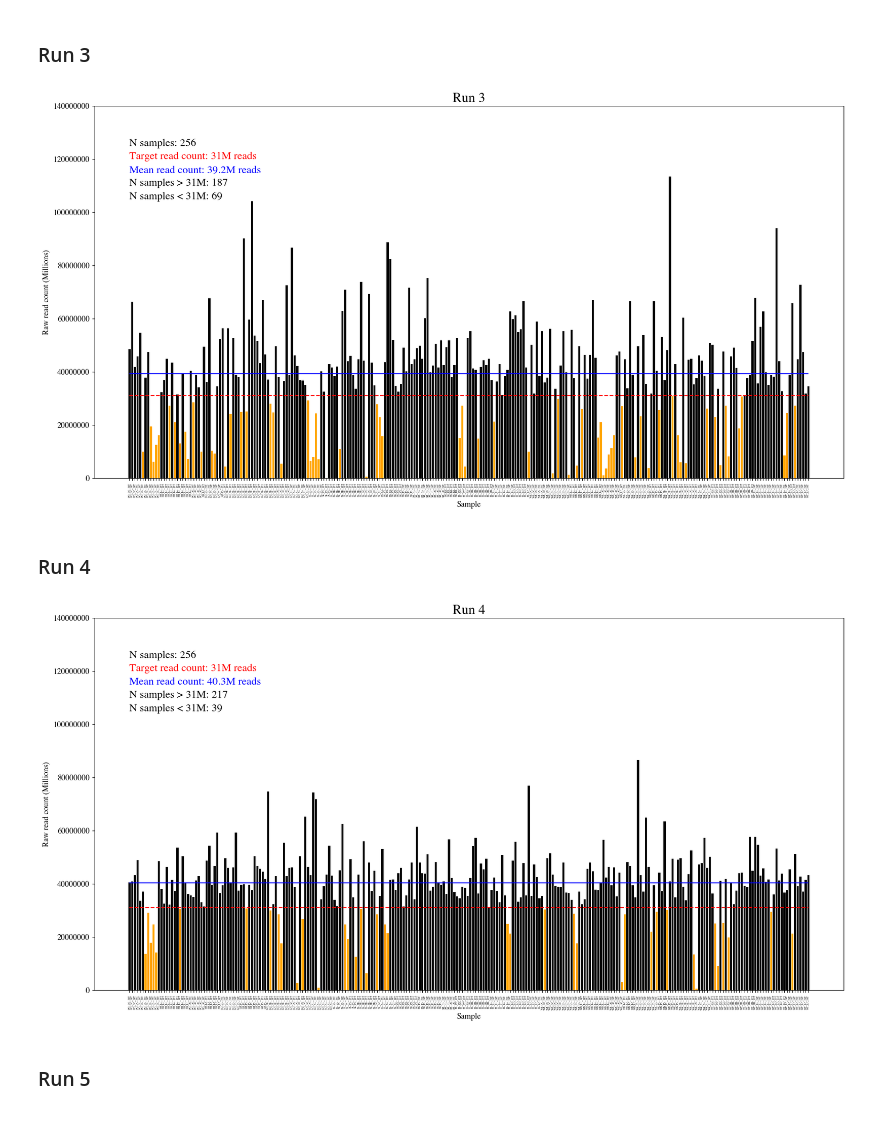
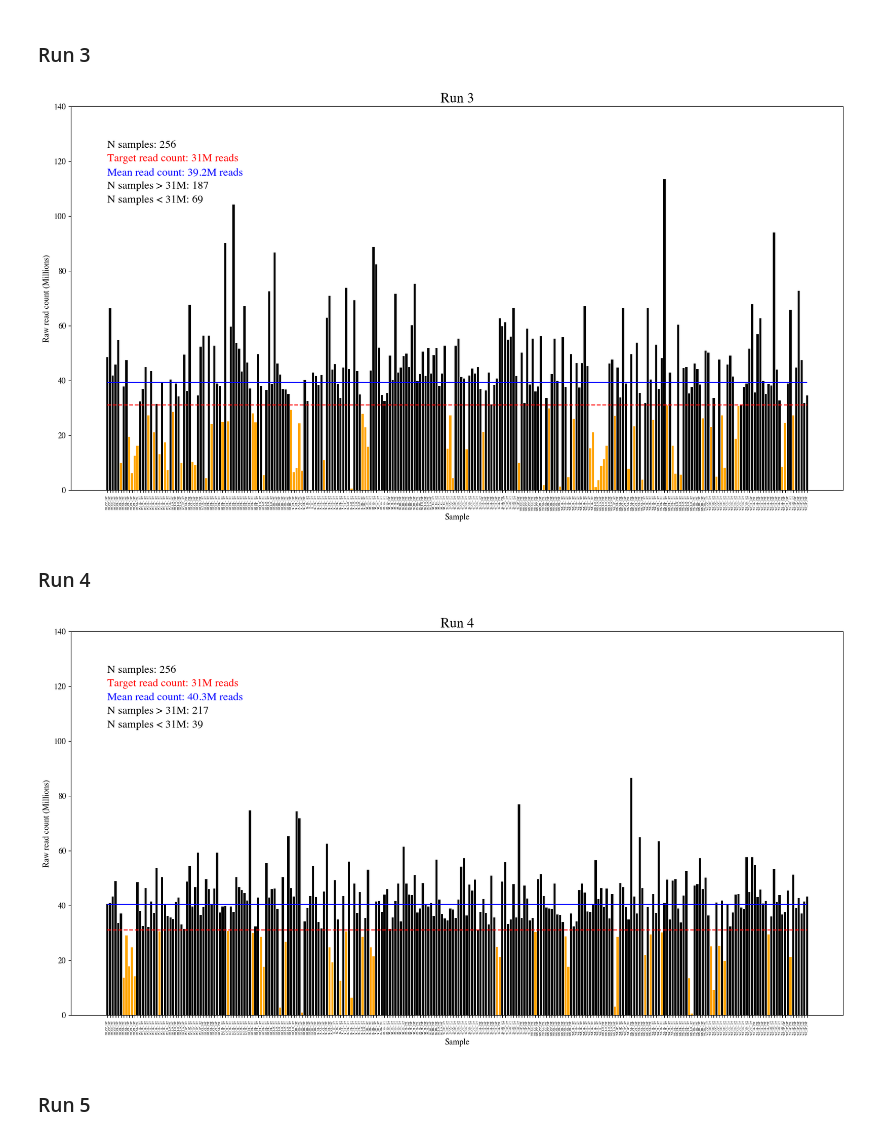
Before and after one commit to DanJeffries/FITNESS, a Jupyter notebook: code/JupNBs/Sample_read_numbers.ipynb, the cells around one changed output. Drawn from its saved outputs; the diff is of its cells as text; code cells hidden in the pictures.

```diff
--- a/code/JupNBs/Sample_read_numbers.ipynb
+++ b/code/JupNBs/Sample_read_numbers.ipynb
@@ -80,7 +80,7 @@ def plot_read_Ns(read_N_path, outpath, title = "", max_y = 200000000):
     ax.set_xticklabels(["_".join(i.split("_")[:3]) for i in labels], rotation = "vertical", fontsize = 4)
 
     ax.set_yticks(list(range(0,max_y,20000000)))
-    y_labels = list(range(0,max_y,20000000))
+    y_labels = list(range(0,int(max_y/1000000),20))
     ax.set_yticklabels(y_labels)
 
     plt.xlabel("Sample")
@@ -113,15 +113,15 @@ inpath = "/Users/dj20y461/Data_temp/Stickleback/FITNESS/plot_data/read_counts_3.
 pdfoutpath = "/Users/dj20y461/Data_temp/Stickleback/FITNESS/plots/raw_data_summary/read_numbers_Run3.pdf"
 plot_read_Ns(inpath, pdfoutpath, "Run 3", 160000000)
 # %% [output]
-[figure, old version]
+[figure, new version]
 # %% [markdown]
 ### Run 4
 # %%
 inpath = "/Users/dj20y461/Data_temp/Stickleback/FITNESS/plot_data/read_counts_4.tsv"
-pdfoutpath = "/Users/dj20y461/Data_temp/Stickleback/FITNESS/plots/read_numbers_Run4.pdf"
+pdfoutpath = "/Users/dj20y461/Data_temp/Stickleback/FITNESS/plots/raw_data_summary/read_numbers_Run4.pdf"
 plot_read_Ns(inpath, pdfoutpath, "Run 4", 160000000)
 # %% [output]
-[figure, old version]
+[figure, new version]
 # %% [markdown]
 ### Run 5
 # %%
```
Also changed, not shown: parts of 5 cells of this notebook, 13 other files.
